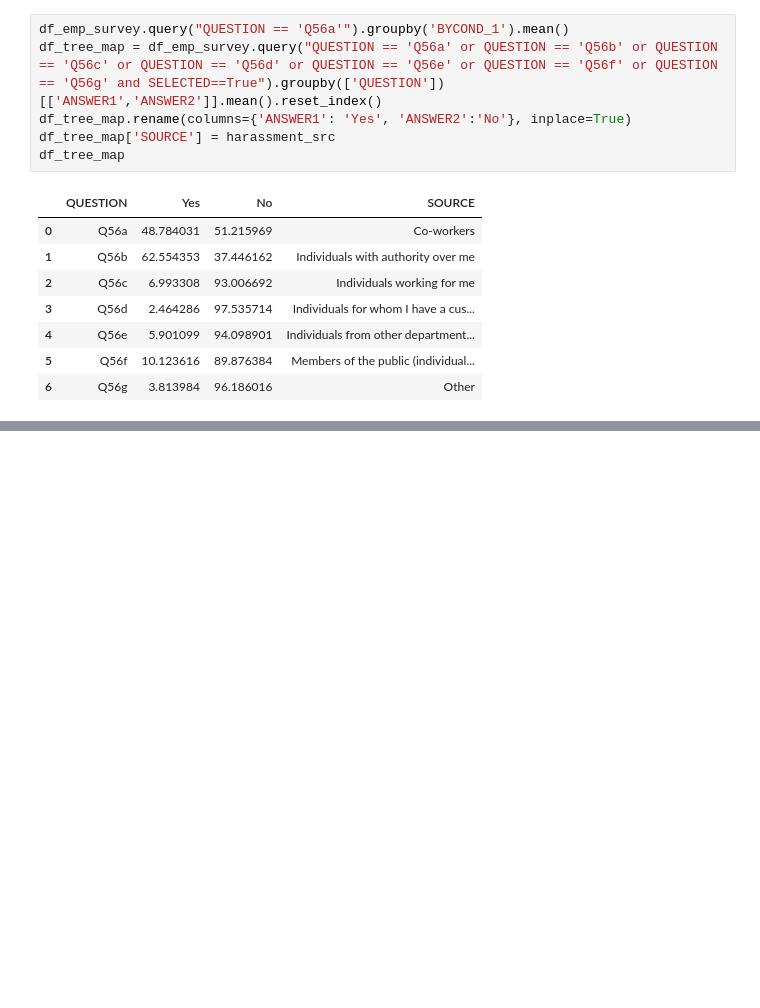
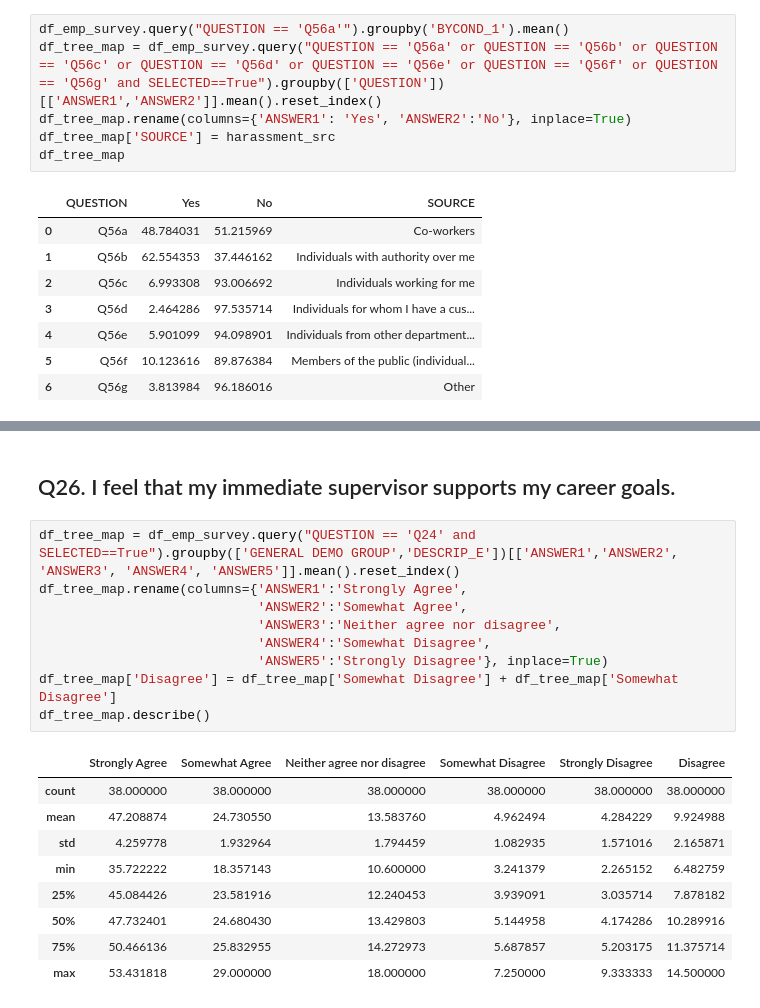
Before and after one commit to Sunnyc317/CanDev-equity_groups_talent_mobilization-, a Jupyter notebook: data_challenge_sunny_q55_56_24_26_27.ipynb, the cells around one changed output, grey strips where cells are left out. Drawn from its saved outputs; the diff is of its cells as text; blank space fills up the shorter version.

```diff
--- a/data_challenge_sunny_q55_56_24_26_27.ipynb
+++ b/data_challenge_sunny_q55_56_24_26_27.ipynb
@@ -601,0 +700,21 @@ fig.show()
+# %% [markdown]
+## Q26. I feel that my immediate supervisor supports my career goals.
+# %%
+df_tree_map = df_emp_survey.query("QUESTION == 'Q24' and SELECTED==True").groupby(['GENERAL DEMO GROUP','DESCRIP_E'])[['ANSWER1','ANSWER2', 'ANSWER3', 'ANSWER4', 'ANSWER5']].mean().reset_index()
+df_tree_map.rename(columns={'ANSWER1':'Strongly Agree',
+                            'ANSWER2':'Somewhat Agree',
+                            'ANSWER3':'Neither agree nor disagree',
+                            'ANSWER4':'Somewhat Disagree',
+                            'ANSWER5':'Strongly Disagree'}, inplace=True)
+df_tree_map['Disagree'] = df_tree_map['Somewhat Disagree'] + df_tree_map['Somewhat Disagree']
+df_tree_map.describe()
+# %% [output]
+|  | Strongly Agree | Somewhat Agree | Neither agree nor disagree | Somewhat Disagree | Strongly Disagree | Disagree |
+| count | 38.000000 | 38.000000 | 38.000000 | 38.000000 | 38.000000 | 38.000000 |
+| mean | 47.208874 | 24.730550 | 13.583760 | 4.962494 | 4.284229 | 9.924988 |
+| std | 4.259778 | 1.932964 | 1.794459 | 1.082935 | 1.571016 | 2.165871 |
+| min | 35.722222 | 18.357143 | 10.600000 | 3.241379 | 2.265152 | 6.482759 |
+| 25% | 45.084426 | 23.581916 | 12.240453 | 3.939091 | 3.035714 | 7.878182 |
+| 50% | 47.732401 | 24.680430 | 13.429803 | 5.144958 | 4.174286 | 10.289916 |
+| 75% | 50.466136 | 25.832955 | 14.272973 | 5.687857 | 5.203175 | 11.375714 |
+| max | 53.431818 | 29.000000 | 18.000000 | 7.250000 | 9.333333 | 14.500000 |
```
Also changed, not shown: parts of 16 cells of this notebook.
